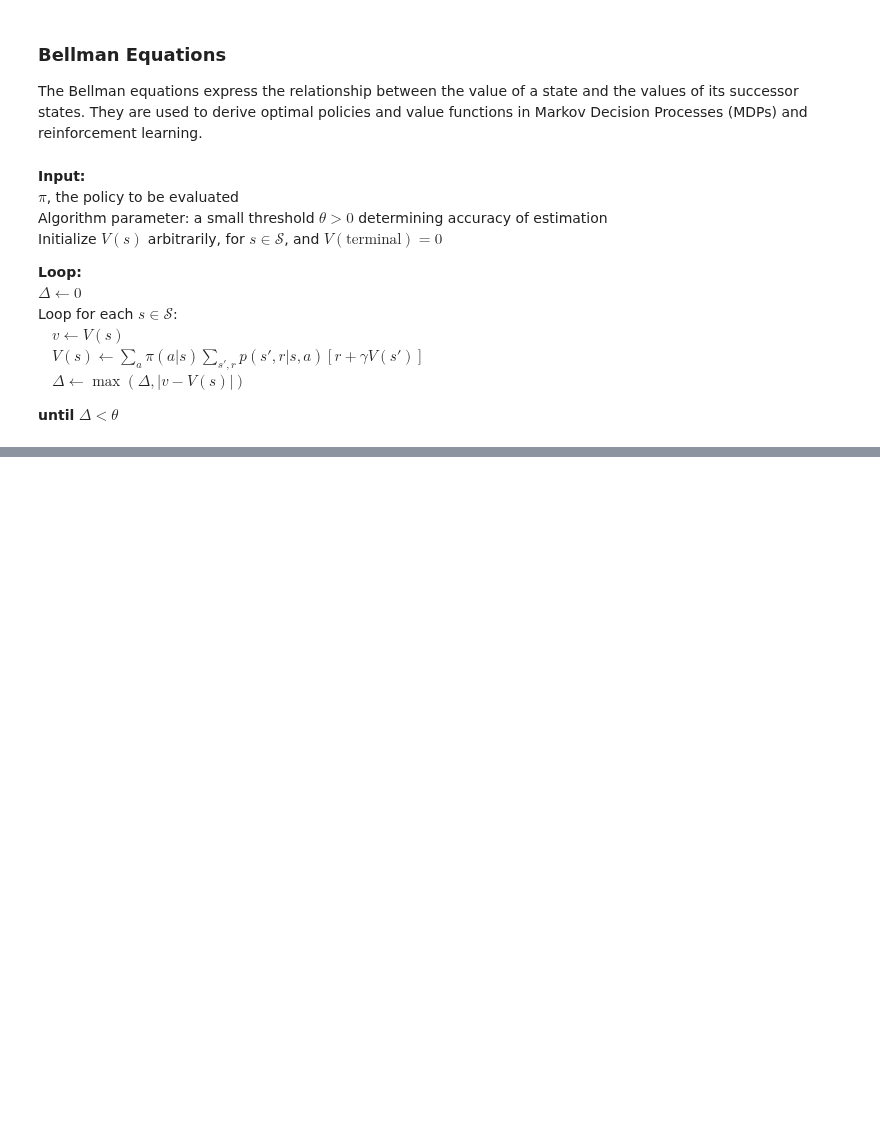
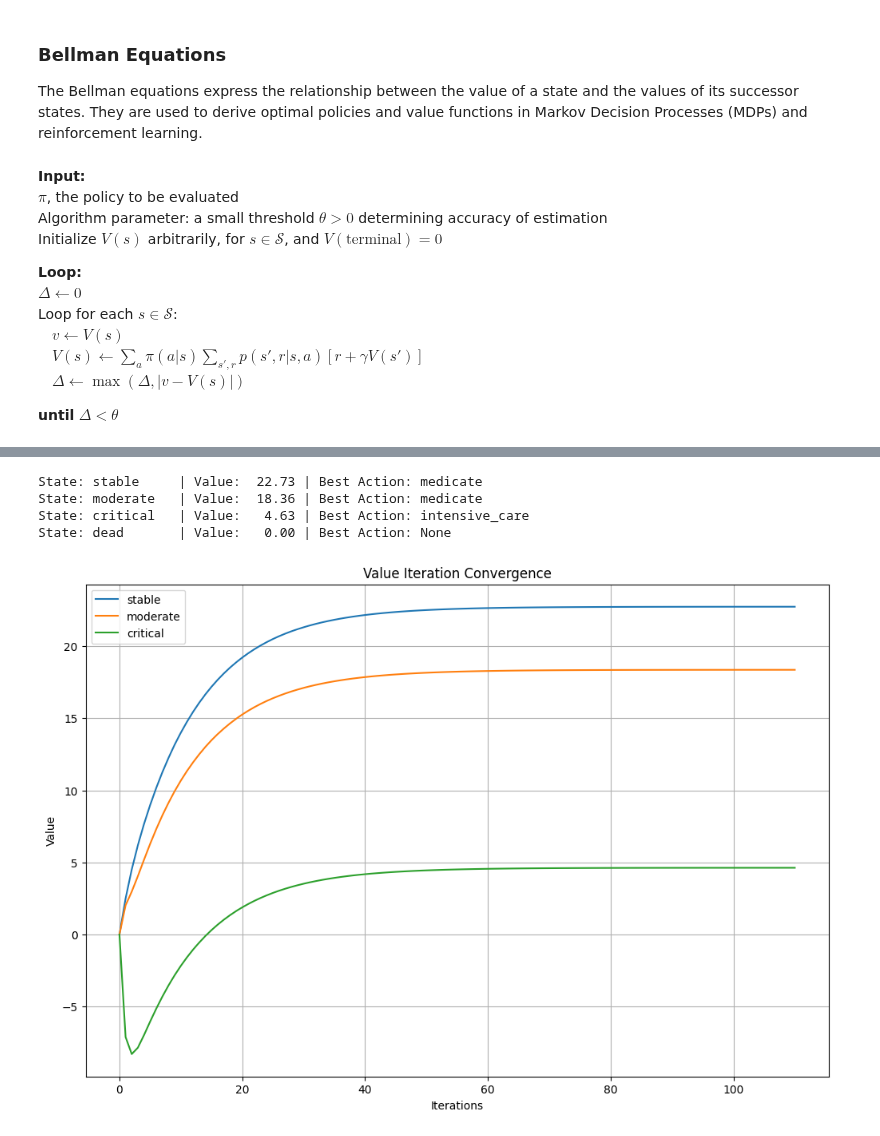
Before and after one commit to mustafaslanCoto/mustafaslanCoto.github.io, a Jupyter notebook: workshops/so_rl_docs/reinforcement_learning/rl.ipynb, the cells around one changed output, grey strips where cells are left out. Saved outputs shown, nothing was run; the diff lists cells and outputs as text; code cells hidden in the pictures; blank space fills up the shorter version.

```diff
--- a/workshops/so_rl_docs/reinforcement_learning/rl.ipynb
+++ b/workshops/so_rl_docs/reinforcement_learning/rl.ipynb
@@ -29,0 +220,25 @@ Loop for each $s \in \mathcal{S}$:
+# %%
+env = DiabetesCareEnv()
+V, policy, hist = value_iteration(env, gamma=0.95, theta=1e-4)
+
+for state in env.states:
+    print(f"State: {state:10s} | Value: {V[state]:6.2f} | Best Action: {policy[state]}")
+# %% [output]
+State: stable     | Value:  22.73 | Best Action: medicate
+State: moderate   | Value:  18.36 | Best Action: medicate
+State: critical   | Value:   4.63 | Best Action: intensive_care
+State: dead       | Value:   0.00 | Best Action: None
+# %%
+plt.figure(figsize=(12, 8))
+for state in env.states:
+    if state == "dead":
+        continue
+    plt.plot(hist[state], label=state)
+plt.title("Value Iteration Convergence")
+plt.xlabel("Iterations")
+plt.ylabel("Value")
+plt.legend()
+plt.grid()
+plt.show()
+# %% [output]
+[figure, added]
```
Also changed, not shown: parts of 16 cells of this notebook, 43 other files.
